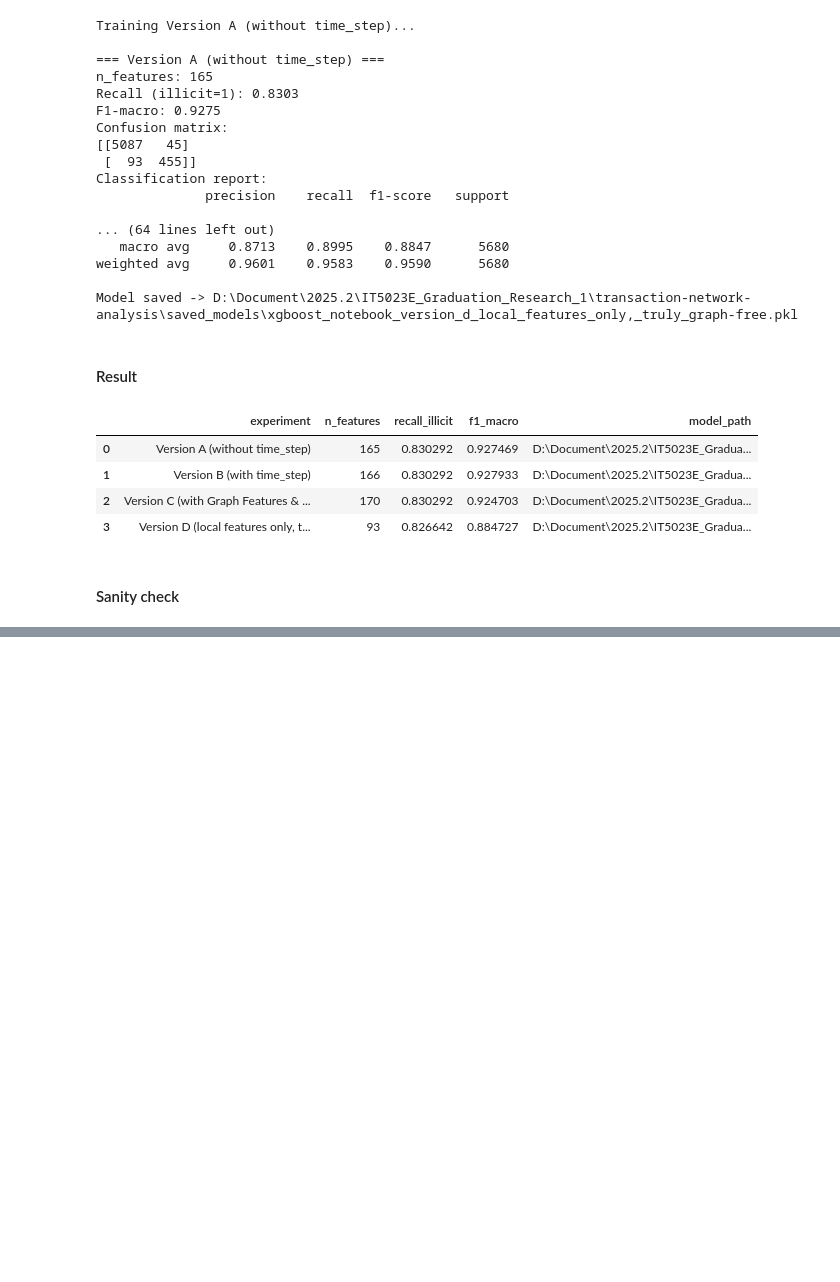
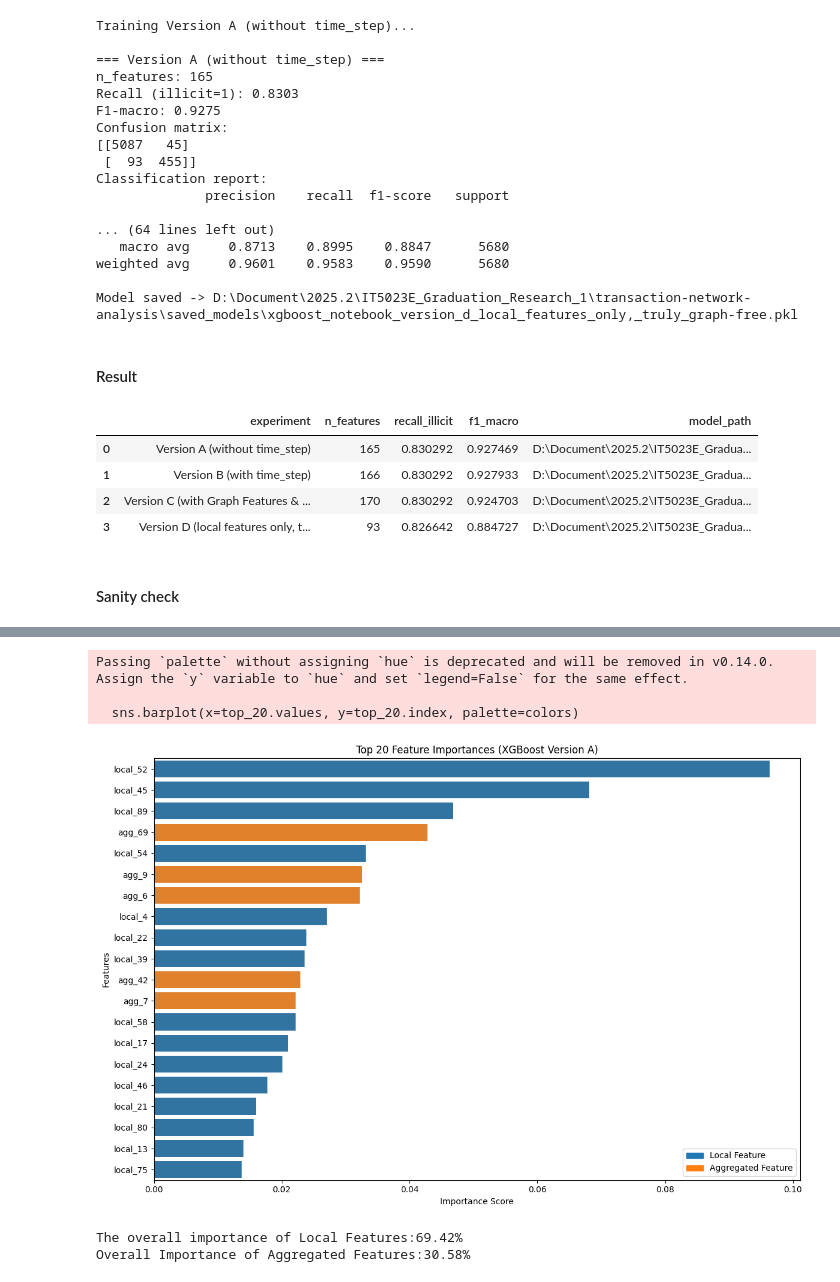
Before and after one commit to DuongXD-27/transaction-network-analysis, a Jupyter notebook: notebooks/xgboost.ipynb, the cells around one changed output, grey strips where cells are left out. Cells and saved outputs as stored; diff of their text form; code cells hidden in the pictures; blank space fills up the shorter version.

```diff
--- a/notebooks/xgboost.ipynb
+++ b/notebooks/xgboost.ipynb
@@ -398,0 +426,31 @@ KẾT LUẬN: Các nodes khác nhau trong cùng time step có giá trị agg kh
+# %%
+import matplotlib.pyplot as plt
+import seaborn as sns
+
+top_20 = feat_imp.head(20)
+
+plt.figure(figsize=(12, 8))
+colors = ['#1f77b4' if 'local' in feat else '#ff7f0e' for feat in top_20.index]
+
+sns.barplot(x=top_20.values, y=top_20.index, palette=colors)
+plt.title('Top 20 Feature Importances (XGBoost Version A)')
+plt.xlabel('Importance Score')
+plt.ylabel('Features')
+
+import matplotlib.patches as mpatches
+local_patch = mpatches.Patch(color='#1f77b4', label='Local Feature')
+agg_patch = mpatches.Patch(color='#ff7f0e', label='Aggregated Feature')
+plt.legend(handles=[local_patch, agg_patch], loc='lower right')
+
+plt.tight_layout()
+plt.show()
+
+print(f"The overall importance of Local Features:{imp_local:.2%}")
+print(f"Overall Importance of Aggregated Features:{imp_agg:.2%}")
+# %% [output]
+Passing `palette` without assigning `hue` is deprecated and will be removed in v0.14.0. Assign the `y` variable to `hue` and set `legend=False` for the same effect.
+
+  sns.barplot(x=top_20.values, y=top_20.index, palette=colors)
+[figure, added]
+The overall importance of Local Features:69.42%
+Overall Importance of Aggregated Features:30.58%
```
Also changed, not shown: parts of 6 cells of this notebook, 1 other file.
